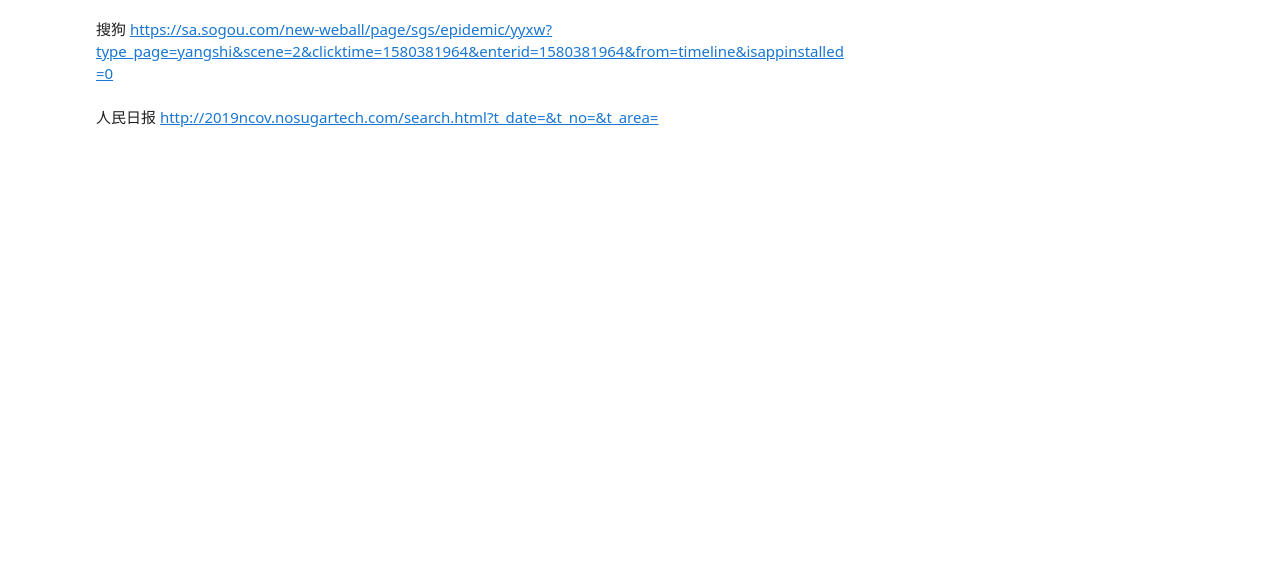
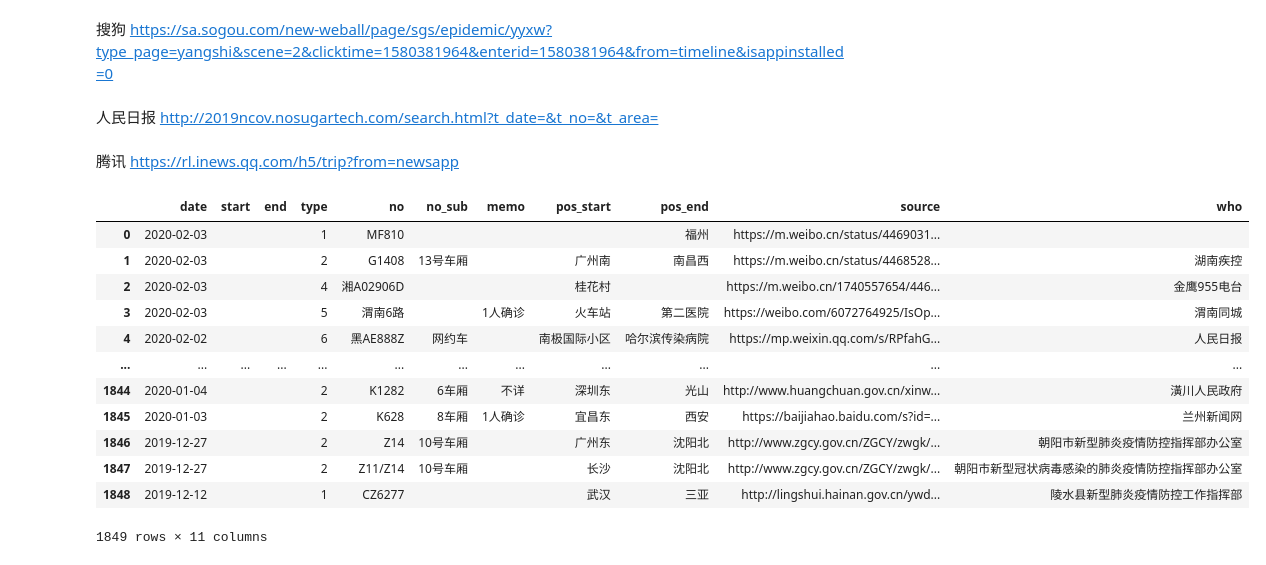
Before and after one commit to leonardzh/nCov2019-data-py, a Jupyter notebook: nCov2019Data.ipynb, the cells around one changed output. Drawn from its saved outputs; the diff is of its cells as text; code cells hidden in the pictures; blank space fills up the shorter version.

Commit message:
add community data / add tencent trips

```diff
--- a/nCov2019Data.ipynb
+++ b/nCov2019Data.ipynb
@@ -262,3 +292,26 @@ url_trip = 'http://2019ncov.nosugartech.com/data.json?'
 json_res = requests.get(url=url_trip).json()['data']
 nosugar_trips = pd.DataFrame.from_records(json_res)
 nosugar_trips.to_csv('data/trips/nosugar_trips.csv')
+# %% [markdown]
+腾讯 https://rl.inews.qq.com/h5/trip?from=newsapp
+# %%
+tx_trip_url = 'https://rl.inews.qq.com/taf/travelFront'
+json_res = requests.get(url=tx_trip_url).json()['data']['list']
+tx_trips = pd.DataFrame.from_records(json_res)
+tx_trips.to_csv('data/trips/tx_trips.csv')
+# %%
+tx_trips
+# %% [output]
+|  | date | start | end | type | no | no_sub | memo | pos_start | pos_end | source | who |
+| 0 | 2020-02-03 |  |  | 1 | MF810 |  |  |  | 福州 | https://m.weibo.cn/status/4469031... |  |
+| 1 | 2020-02-03 |  |  | 2 | G1408 | 13号车厢 |  | 广州南 | 南昌西 | https://m.weibo.cn/status/4468528... | 湖南疾控 |
+| 2 | 2020-02-03 |  |  | 4 | 湘A02906D |  |  | 桂花村 |  | https://m.weibo.cn/1740557654/446... | 金鹰955电台 |
+| 3 | 2020-02-03 |  |  | 5 | 渭南6路 |  | 1人确诊 | 火车站 | 第二医院 | https://weibo.com/6072764925/IsOp... | 渭南同城 |
+| 4 | 2020-02-02 |  |  | 6 | 黑AE888Z | 网约车 |  | 南极国际小区 | 哈尔滨传染病院 | https://mp.weixin.qq.com/s/RPfahG... | 人民日报 |
+| ... | ... | ... | ... | ... | ... | ... | ... | ... | ... | ... | ... |
+| 1844 | 2020-01-04 |  |  | 2 | K1282 | 6车厢 | 不详 | 深圳东 | 光山 | http://www.huangchuan.gov.cn/xinw... | 潢川人民政府 |
+| 1845 | 2020-01-03 |  |  | 2 | K628 | 8车厢 | 1人确诊 | 宜昌东 | 西安 | https://baijiahao.baidu.com/s?id=... | 兰州新闻网 |
+| 1846 | 2019-12-27 |  |  | 2 | Z14 | 10号车厢 |  | 广州东 | 沈阳北 | http://www.zgcy.gov.cn/ZGCY/zwgk/... | 朝阳市新型肺炎疫情防控指挥部办公室 |
+| 1847 | 2019-12-27 |  |  | 2 | Z11/Z14 | 10号车厢 |  | 长沙 | 沈阳北 | http://www.zgcy.gov.cn/ZGCY/zwgk/... | 朝阳市新型冠状病毒感染的肺炎疫情防控指挥部办公室 |
+| 1848 | 2019-12-12 |  |  | 1 | CZ6277 |  |  | 武汉 | 三亚 | http://lingshui.hainan.gov.cn/ywd... | 陵水县新型肺炎疫情防控工作指挥部 |
+1849 rows × 11 columns
```
Also changed, not shown: parts of 13 cells of this notebook.
